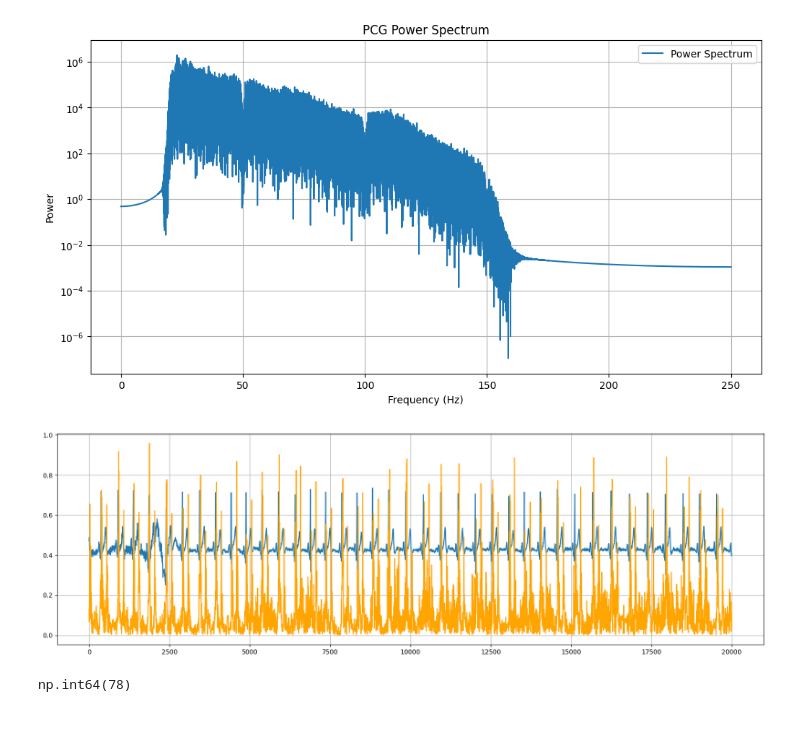
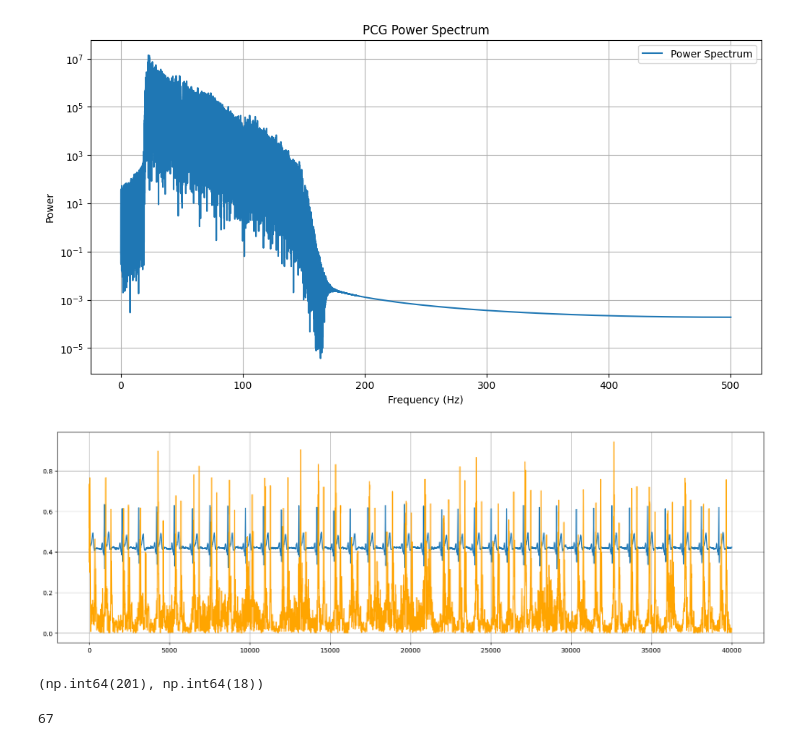
Before and after one commit to djorgeext/pcg-ecg-analysis, a Jupyter notebook: procesamiento_ecg_500Hz.ipynb, the cells around one changed output. Cells and saved outputs as stored; diff of their text form; code cells hidden in the pictures.

```diff
--- a/procesamiento_ecg_500Hz.ipynb
+++ b/procesamiento_ecg_500Hz.ipynb
@@ -95,45 +108,49 @@ plt.show()
 # %%
 from scipy.io.wavfile import read as wavread
 
-fs, pcg = wavread('mediciones_simultaneas/DAVID171225_2-JORGE-20051201021025/DAVID171225_2_1kHz.wav')
+fs, pcg = wavread('mediciones_simultaneas/DAVID171225_4-JORGE-20051201024404/DAVID171225_4_1kHz.wav')
 b, a = butter(4, [20.0, 150.0], btype='bandpass', fs=fs)
 pcg = filtfilt(b, a, pcg)
-pcg = decimate(pcg, 2)  # Downsample to 500 Hz
 
-fs = fs / 2
 b1, a1 = butter(10, [20, 150.0], btype='bandpass', fs=fs)
 pcg = filtfilt(b1, a1, pcg)
 envol = envelope(pcg, residual=None)
 
 pcg_fft = np.fft.fft(pcg)
 freqs = np.linspace(0, fs/2, len(pcg_fft)//2 + 1)
 power_spectrum = np.abs(pcg_fft[:len(freqs)])**2
 
 plt.figure(figsize=(12, 6))
 plt.plot(freqs, power_spectrum[:len(freqs)], label='Power Spectrum')
 plt.yscale('log')
 plt.grid(True)
 plt.title('PCG Power Spectrum')
 plt.xlabel('Frequency (Hz)')
 plt.ylabel('Power')
 plt.legend()
 plt.show()
 # %% [output]
-[figure, old version]
+[figure, new version]
 # %%
-n = 20000
-ecg_normalized = (ecg_signal[:, 1] - np.min(ecg_signal[:, 1])) / (np.max(ecg_signal[:, 1]) - np.min(ecg_signal[:, 1]))
+n0 = 50000
+n1 = 90000
+ecg_normalized = (ecg_resampled - np.min(ecg_resampled)) / (np.max(ecg_resampled) - np.min(ecg_resampled))
 envol_normalized = (envol - np.min(envol)) / (np.max(envol) - np.min(envol))
 plt.figure(figsize=(20, 6))
-plt.plot(ecg_normalized[137:n+137], label='Filtered ECG Channel 2')
-plt.plot(envol_normalized[:n], label='Filtered PCG Signal', color='orange')
+plt.plot(ecg_normalized[n0:n1], label='Filtered ECG Channel 2')
+plt.plot(envol_normalized[67+n0:67+n1], label='Filtered PCG Signal', color='orange')
 plt.grid(True)
+#plt.xlim(0, 1030)
 plt.show()
 # %% [output]
-[figure, old version]
+[figure, new version]
-# %%
-np.argmax(envol[300:500])
-# %% [output]
-np.int64(78)
+# %%
+np.argmax(ecg_normalized[750:1000]), np.argmax(envol_normalized[1000:1030])
+# %% [output]
+(np.int64(201), np.int64(18))
+# %%
+1018 - (750+201)
+# %% [output]
+67
 # %%
 from scipy.signal import correlate
```
Also changed, not shown: parts of 13 cells of this notebook.
